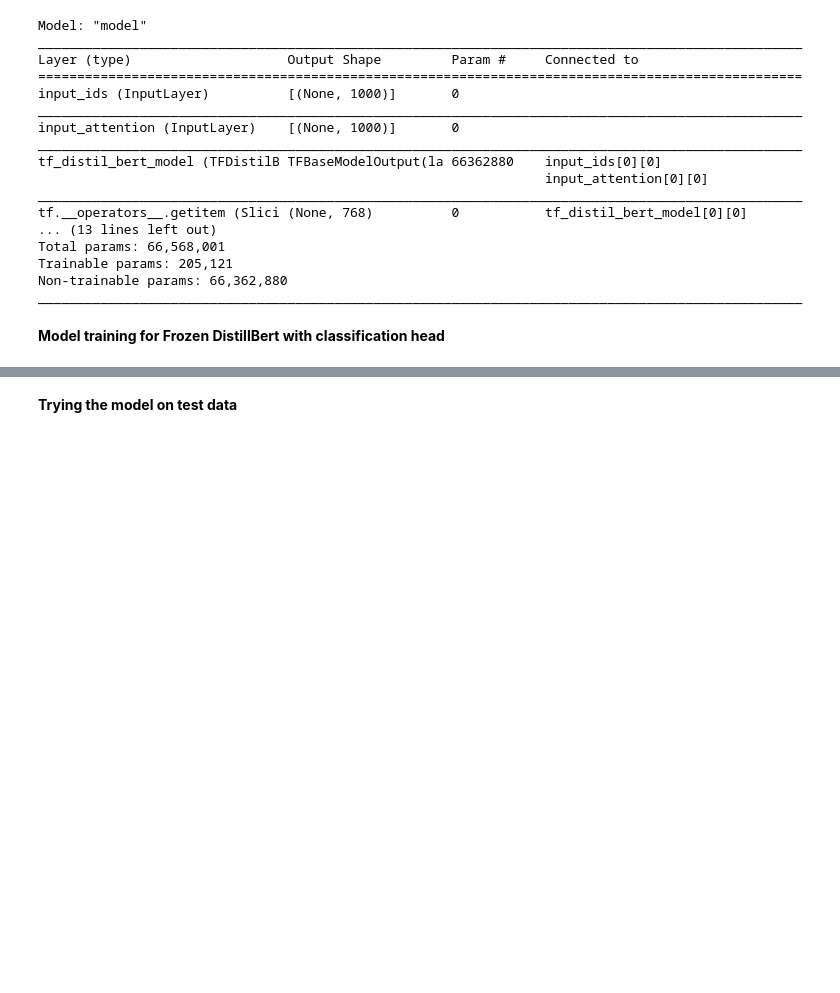
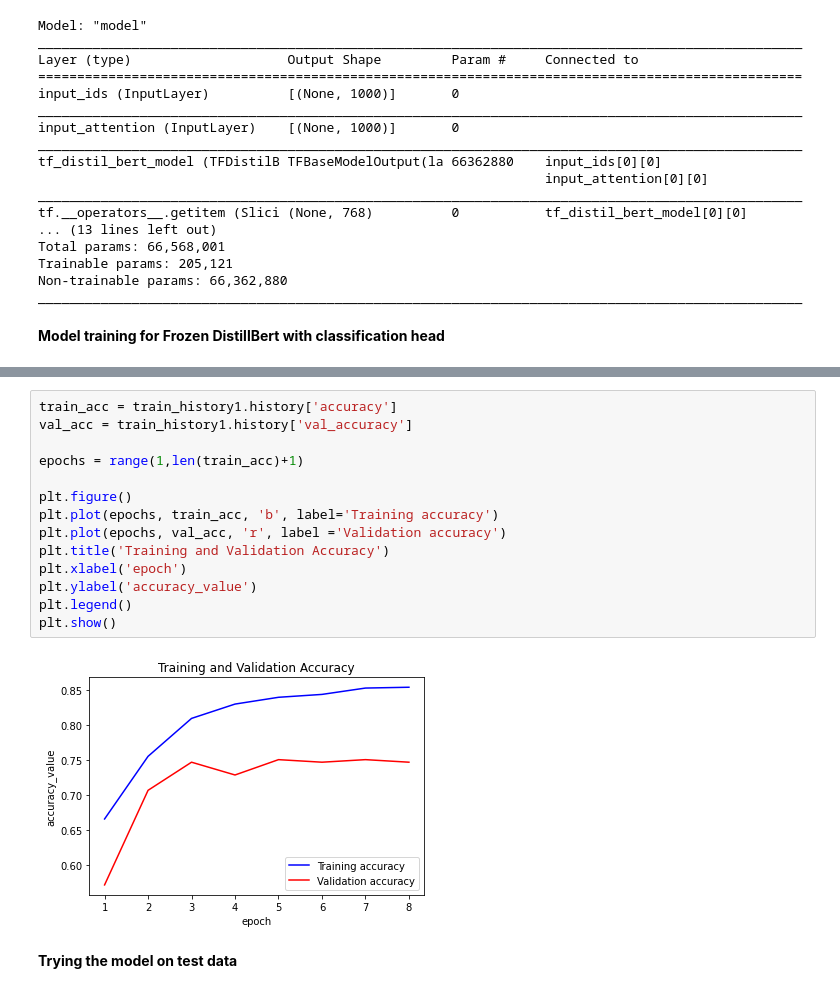
Before and after one commit to PadmajaVB/Sexist-Statement-Detection, a Jupyter notebook: DistillBERT.ipynb, the cells around one changed output, grey strips where cells are left out. Cells and saved outputs as stored; diff of their text form; blank space fills up the shorter version.

```diff
--- a/DistillBERT.ipynb
+++ b/DistillBERT.ipynb
@@ -303,3 +298,19 @@ Epoch 8/8
+# %%
+train_acc = train_history1.history['accuracy']
+val_acc = train_history1.history['val_accuracy']
+
+epochs = range(1,len(train_acc)+1)
+
+plt.figure()
+plt.plot(epochs, train_acc, 'b', label='Training accuracy')
+plt.plot(epochs, val_acc, 'r', label ='Validation accuracy')
+plt.title('Training and Validation Accuracy')
+plt.xlabel('epoch')
+plt.ylabel('accuracy_value')
+plt.legend()
+plt.show()
+# %% [output]
+[figure, added]
 # %% [markdown]
 **Trying the model on test data**
 # %%
```
Also changed, not shown: parts of 13 cells of this notebook.
